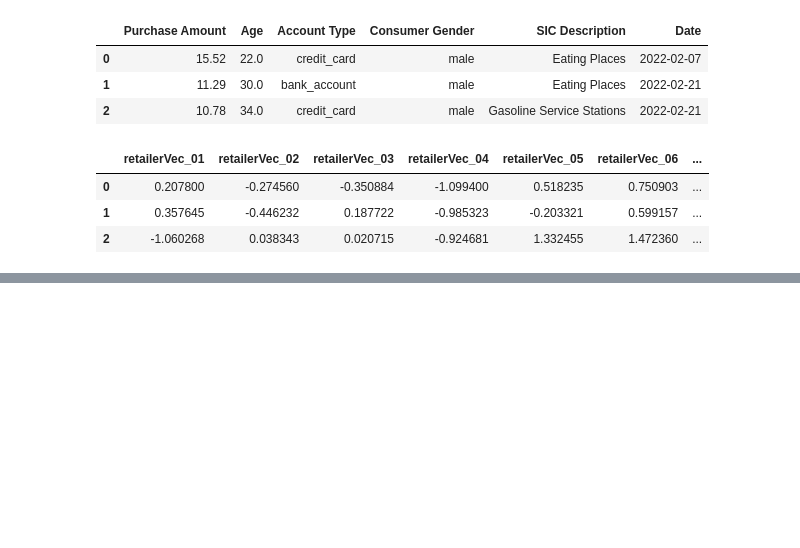
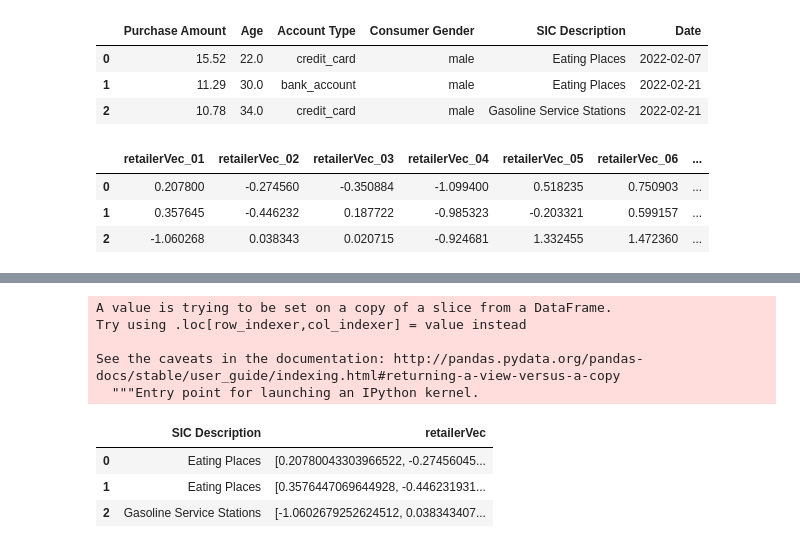
Before and after one commit to rui-zhang-ocean/Predict_Transactions, a Jupyter notebook: build_synthesizer.ipynb, the cells around one changed output, grey strips where cells are left out. Drawn from its saved outputs; the diff is of its cells as text; code cells hidden in the pictures; blank space fills up the shorter version.

Commit message:
combine SIC info with vectors to make the reversed retailer better

```diff
--- a/build_synthesizer.ipynb
+++ b/build_synthesizer.ipynb
@@ -380,0 +396,15 @@ df_reverse.head()
+# %%
+# put retailer vectors into one column
+df_retailerVec['retailerVec']= df_retailerVec.values.tolist()
+df_SIC_vector = pd.concat([df_SIC,df_retailerVec['retailerVec']],axis = 1)
+df_SIC_vector.head()
+# %% [output]
+A value is trying to be set on a copy of a slice from a DataFrame.
+Try using .loc[row_indexer,col_indexer] = value instead
+
+See the caveats in the documentation: http://pandas.pydata.org/pandas-docs/stable/user_guide/indexing.html#returning-a-view-versus-a-copy
+  """Entry point for launching an IPython kernel.
+|  | SIC Description | retailerVec |
+| 0 | Eating Places | [0.20780043303966522, -0.27456045... |
+| 1 | Eating Places | [0.3576447069644928, -0.446231931... |
+| 2 | Gasoline Service Stations | [-1.0602679252624512, 0.038343407... |
```
Also changed, not shown: parts of 7 cells of this notebook, 2 other files.
